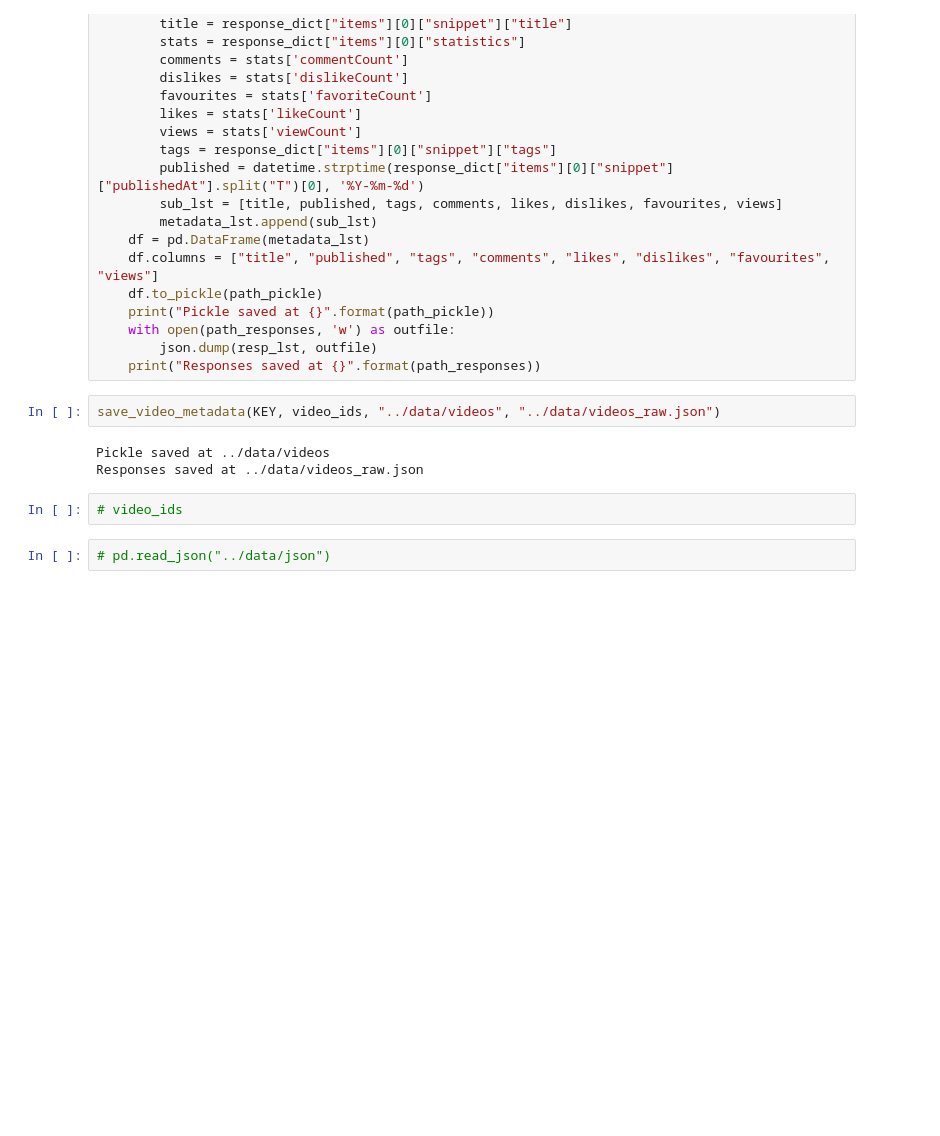
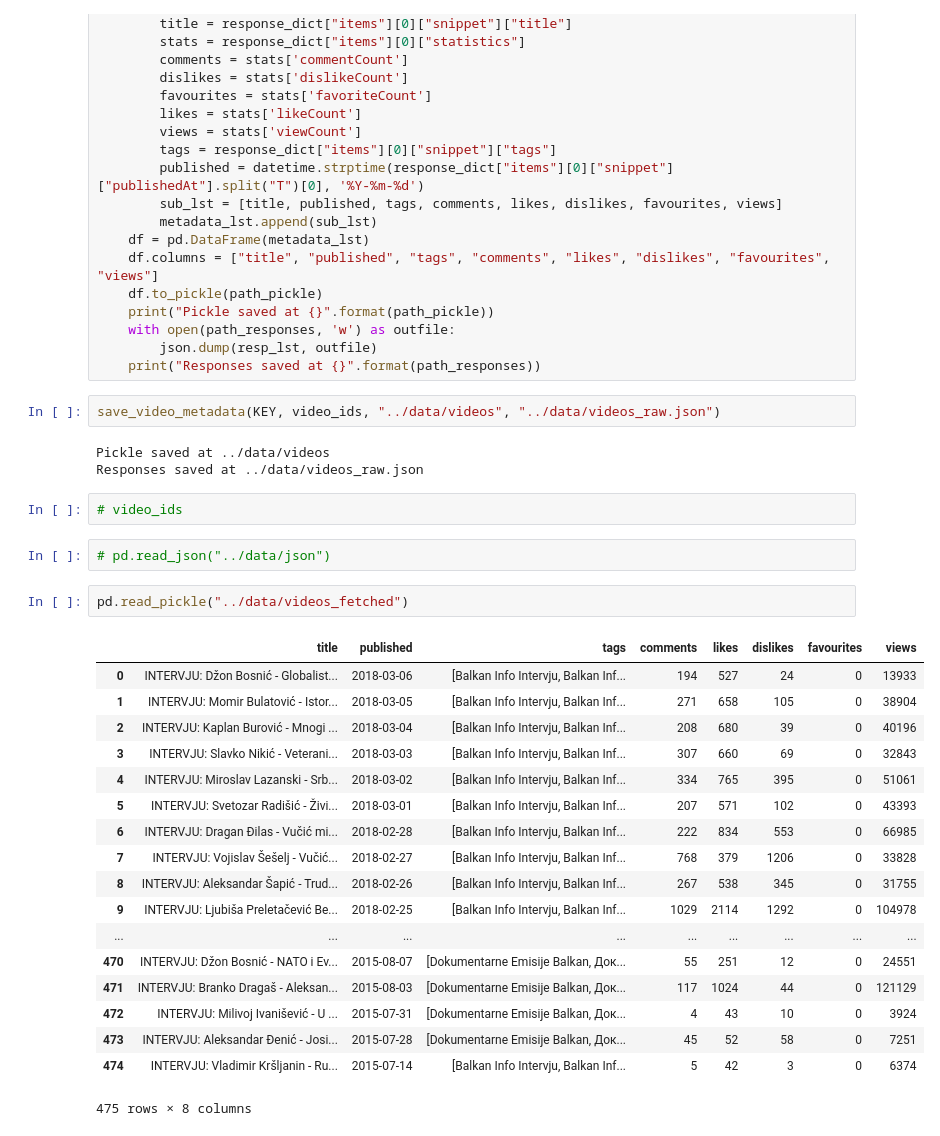
Before and after one commit to sVujke/youtube_view_prediction, a Jupyter notebook: youtube/query.ipynb, the cells around one changed output. Drawn from its saved outputs; the diff is of its cells as text; blank space fills up the shorter version.

Commit message:
videos parsed

```diff
--- a/youtube/query.ipynb
+++ b/youtube/query.ipynb
@@ -198,3 +198,24 @@ Responses saved at ../data/videos_raw.json
 # video_ids
 # %%
 # pd.read_json("../data/json")
+# %%
+pd.read_pickle("../data/videos_fetched")
+# %% [output]
+|  | title | published | tags | comments | likes | dislikes | favourites | views |
+| 0 | INTERVJU: Džon Bosnić - Globalist... | 2018-03-06 | [Balkan Info Intervju, Balkan Inf... | 194 | 527 | 24 | 0 | 13933 |
+| 1 | INTERVJU: Momir Bulatović - Istor... | 2018-03-05 | [Balkan Info Intervju, Balkan Inf... | 271 | 658 | 105 | 0 | 38904 |
+| 2 | INTERVJU: Kaplan Burović - Mnogi ... | 2018-03-04 | [Balkan Info Intervju, Balkan Inf... | 208 | 680 | 39 | 0 | 40196 |
+| 3 | INTERVJU: Slavko Nikić - Veterani... | 2018-03-03 | [Balkan Info Intervju, Balkan Inf... | 307 | 660 | 69 | 0 | 32843 |
+| 4 | INTERVJU: Miroslav Lazanski - Srb... | 2018-03-02 | [Balkan Info Intervju, Balkan Inf... | 334 | 765 | 395 | 0 | 51061 |
+| 5 | INTERVJU: Svetozar Radišić - Živi... | 2018-03-01 | [Balkan Info Intervju, Balkan Inf... | 207 | 571 | 102 | 0 | 43393 |
+| 6 | INTERVJU: Dragan Đilas - Vučić mi... | 2018-02-28 | [Balkan Info Intervju, Balkan Inf... | 222 | 834 | 553 | 0 | 66985 |
+| 7 | INTERVJU: Vojislav Šešelj - Vučić... | 2018-02-27 | [Balkan Info Intervju, Balkan Inf... | 768 | 379 | 1206 | 0 | 33828 |
+| 8 | INTERVJU: Aleksandar Šapić - Trud... | 2018-02-26 | [Balkan Info Intervju, Balkan Inf... | 267 | 538 | 345 | 0 | 31755 |
+| 9 | INTERVJU: Ljubiša Preletačević Be... | 2018-02-25 | [Balkan Info Intervju, Balkan Inf... | 1029 | 2114 | 1292 | 0 | 104978 |
+| ... | ... | ... | ... | ... | ... | ... | ... | ... |
+| 470 | INTERVJU: Džon Bosnić - NATO i Ev... | 2015-08-07 | [Dokumentarne Emisije Balkan, Док... | 55 | 251 | 12 | 0 | 24551 |
+| 471 | INTERVJU: Branko Dragaš - Aleksan... | 2015-08-03 | [Dokumentarne Emisije Balkan, Док... | 117 | 1024 | 44 | 0 | 121129 |
+| 472 | INTERVJU: Milivoj Ivanišević - U ... | 2015-07-31 | [Dokumentarne Emisije Balkan, Док... | 4 | 43 | 10 | 0 | 3924 |
+| 473 | INTERVJU: Aleksandar Đenić - Josi... | 2015-07-28 | [Dokumentarne Emisije Balkan, Док... | 45 | 52 | 58 | 0 | 7251 |
+| 474 | INTERVJU: Vladimir Kršljanin - Ru... | 2015-07-14 | [Balkan Info Intervju, Balkan Inf... | 5 | 42 | 3 | 0 | 6374 |
+475 rows × 8 columns
```
Also changed, not shown: 2 other files.
